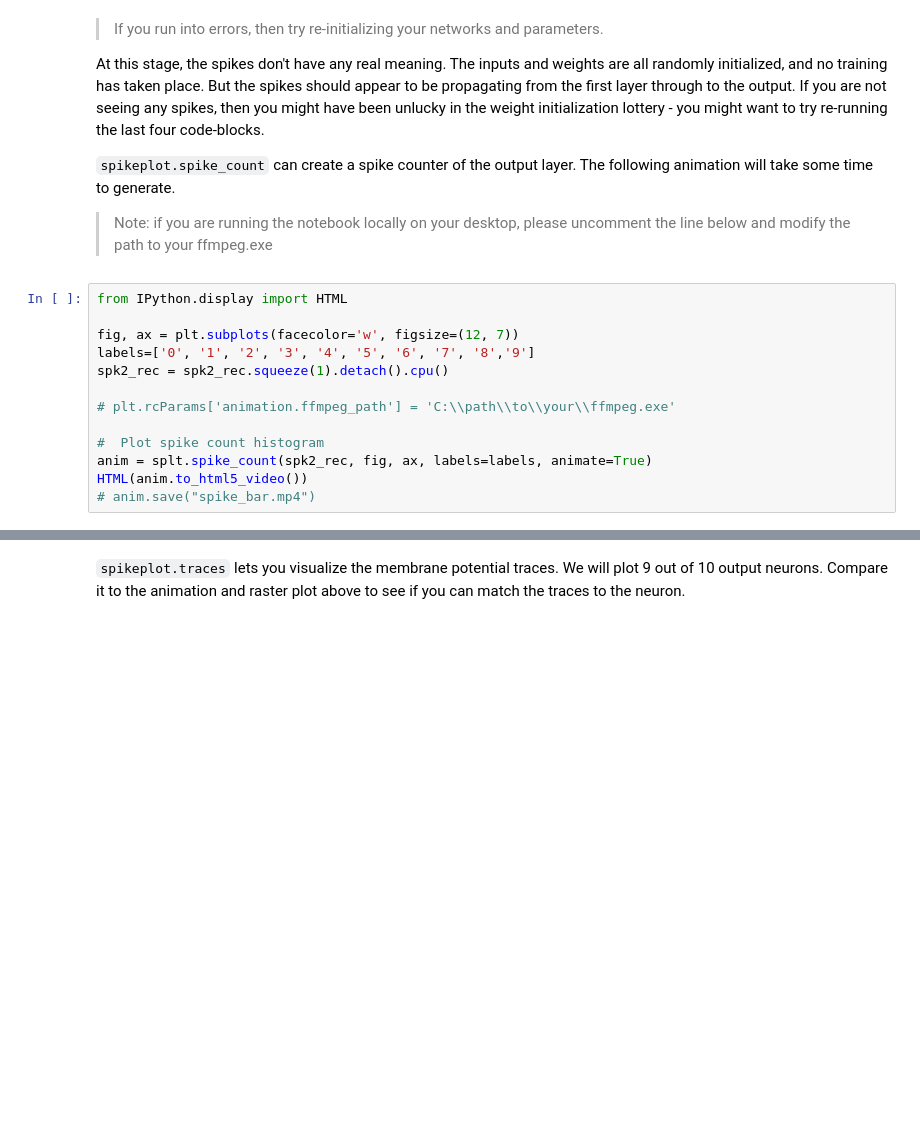
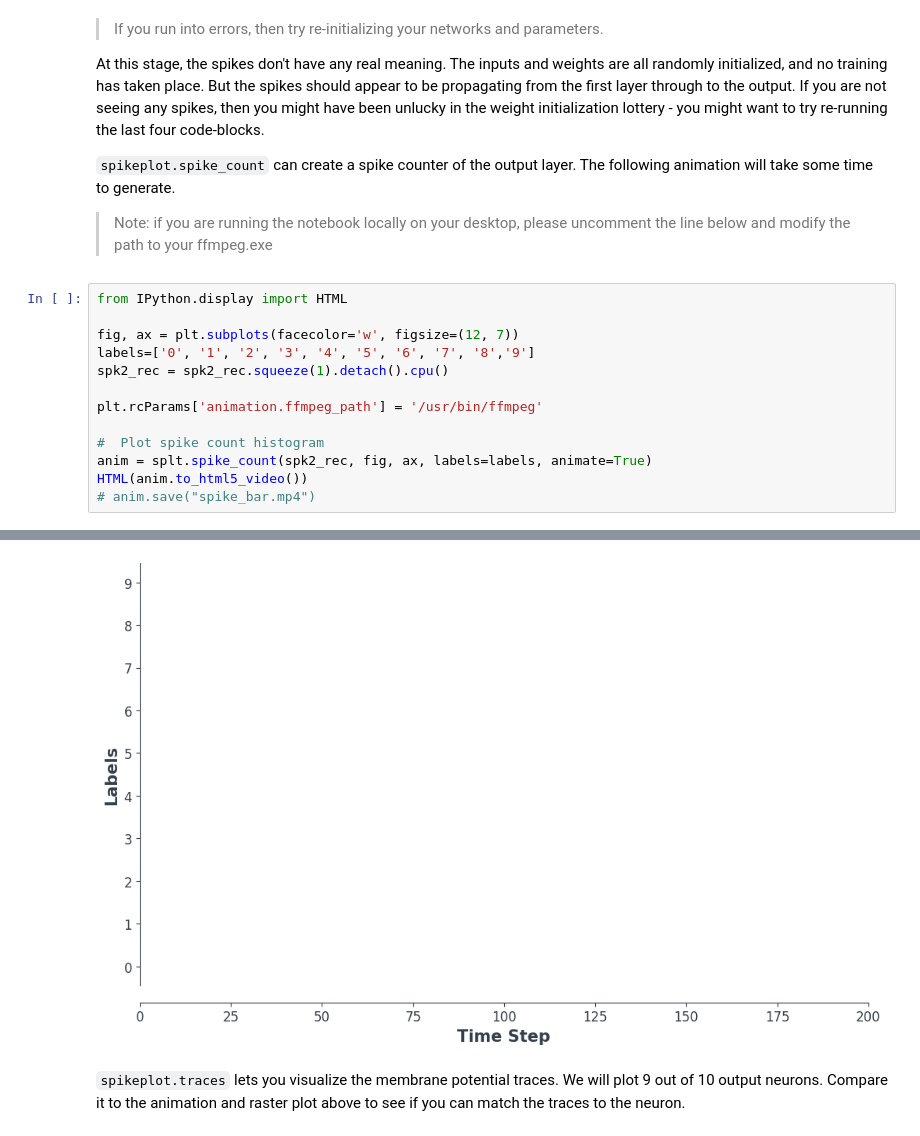
Before and after one commit to phamquanganhBKSET/spiking_neural_network, a Jupyter notebook: tutorials/feedforward_snn/feedforward_snn.ipynb, the cells around one changed output, grey strips where cells are left out. Cells and saved outputs as stored; diff of their text form; blank space fills up the shorter version.

```diff
--- a/tutorials/feedforward_snn/feedforward_snn.ipynb
+++ b/tutorials/feedforward_snn/feedforward_snn.ipynb
@@ -332,9 +346,10 @@ fig, ax = plt.subplots(facecolor='w', figsize=(12, 7))
 labels=['0', '1', '2', '3', '4', '5', '6', '7', '8','9']
 spk2_rec = spk2_rec.squeeze(1).detach().cpu()
 
-# plt.rcParams['animation.ffmpeg_path'] = 'C:\\path\\to\\your\\ffmpeg.exe'
+plt.rcParams['animation.ffmpeg_path'] = '/usr/bin/ffmpeg'
 
 #  Plot spike count histogram
 anim = splt.spike_count(spk2_rec, fig, ax, labels=labels, animate=True)
 HTML(anim.to_html5_video())
 # anim.save("spike_bar.mp4")
+# %% [output]
@@ -341,3 +357,4 @@ HTML(anim.to_html5_video())
+[figure, added]
 # %% [markdown]
 `spikeplot.traces` lets you visualize the membrane potential traces. We will plot 9 out of 10 output neurons.
 Compare it to the animation and raster plot above to see if you can match the traces to the neuron.
```
Also changed, not shown: parts of 8 cells of this notebook, 1 other file.
